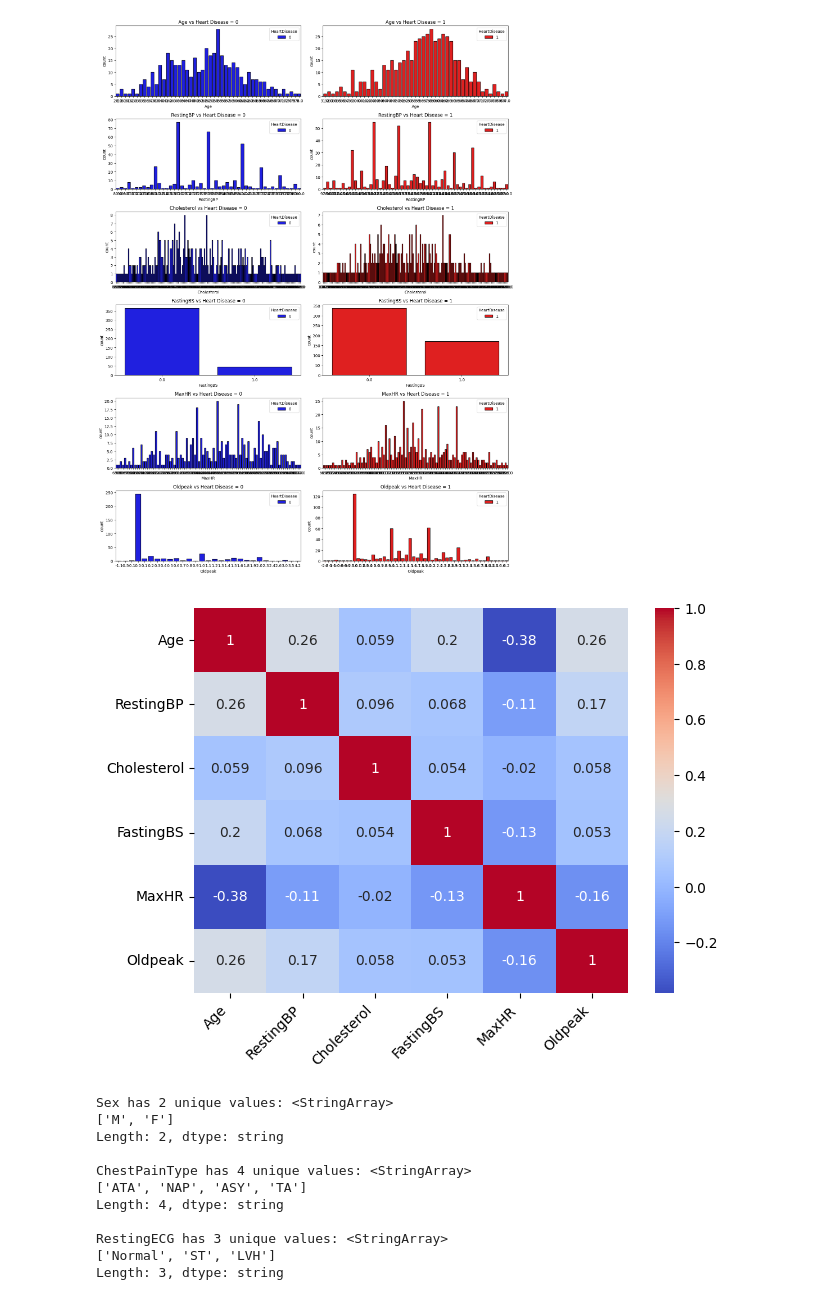
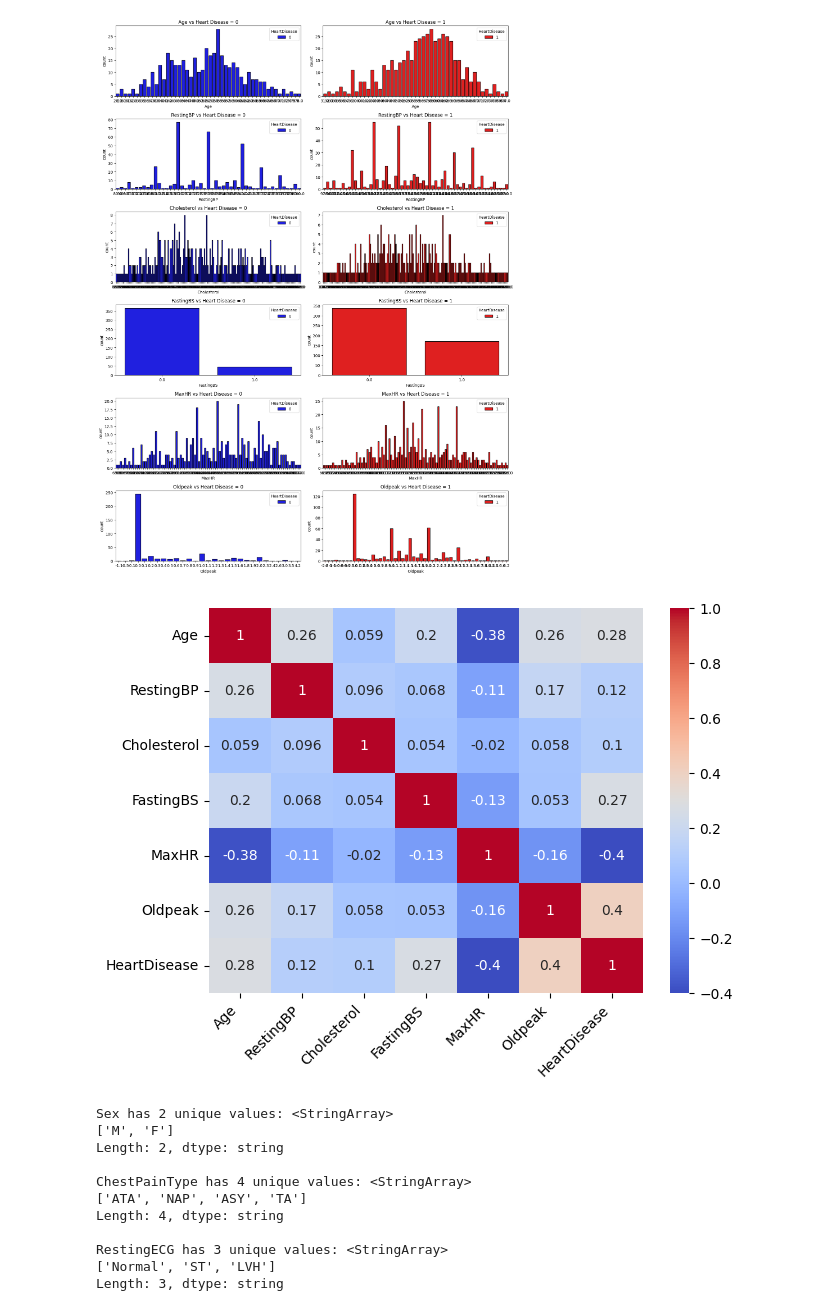
Before and after one commit to nbzuong/ML_Project, a Jupyter notebook: heart_predict.ipynb, the cells around one changed output. Cells and saved outputs as stored; diff of their text form; code cells hidden in the pictures.

```diff
--- a/heart_predict.ipynb
+++ b/heart_predict.ipynb
@@ -103,12 +129,13 @@ plt.show()
 # %% [output]
 [figure]
 # %%
+corr = ['Age', 'RestingBP', 'Cholesterol', 'FastingBS', 'MaxHR', 'Oldpeak', 'HeartDisease']
 plt.figure(figsize=(7, 5))
-heatmap = sns.heatmap(heart[not_string_col].corr(), annot=True, cmap='coolwarm')
+heatmap = sns.heatmap(heart[corr].corr(), annot=True, cmap='coolwarm')
 heatmap.set_xticklabels(heatmap.get_xticklabels(), rotation=45, ha='right')
 plt.show()
 # %% [output]
-[figure, old version]
+[figure, new version]
 # %%
 #unique values in each categorical column
 for col in string_col:
```
Also changed, not shown: parts of 6 cells of this notebook.
